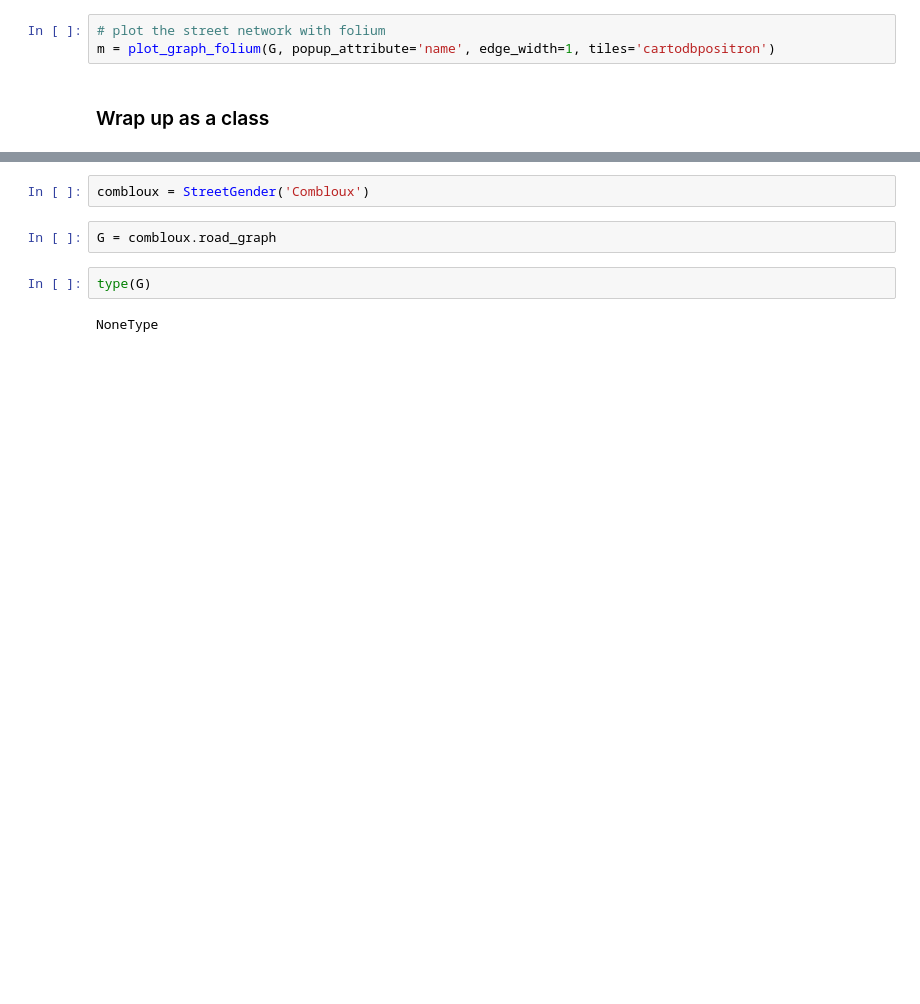
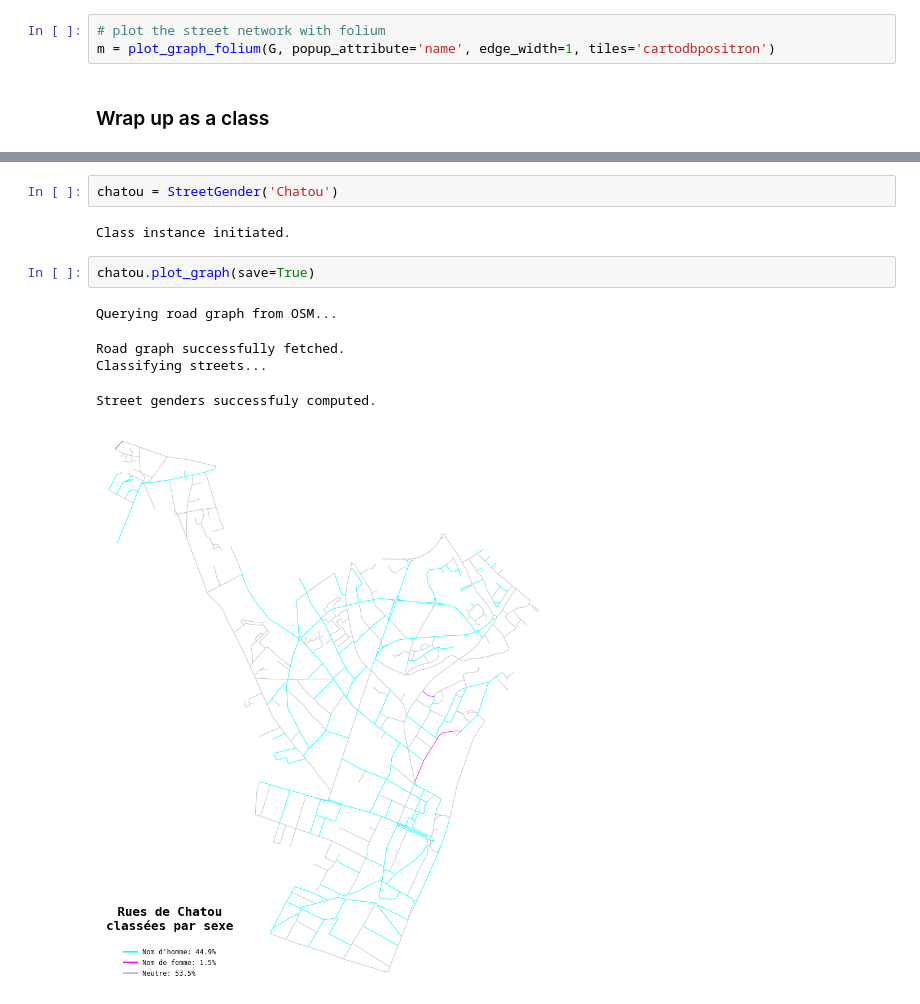
Before and after one commit to tdemareuil/StreetGender, a Jupyter notebook: roadnames_dev.ipynb, the cells around one changed output, grey strips where cells are left out. Saved outputs shown, nothing was run; the diff lists cells and outputs as text; blank space fills up the shorter version.

```diff
--- a/roadnames.ipynb
+++ b/roadnames_dev.ipynb
@@ -1123,11 +1148,15 @@ class StreetGender:
             graph_map.fit_bounds(bounds)
 
         return graph_map
-# %%
-combloux = StreetGender('Combloux')
-# %%
-G = combloux.road_graph
-# %%
-type(G)
-# %% [output]
-NoneType
+# %%
+chatou = StreetGender('Chatou')
+# %% [output]
+Class instance initiated.
+# %%
+chatou.plot_graph(save=True)
+# %% [output]
+Querying road graph from OSM...
+Road graph successfully fetched.
+Classifying streets...
+Street genders successfuly computed.
+[figure, added]
```
Also changed, not shown: parts of 10 cells of this notebook, 4 other files.
